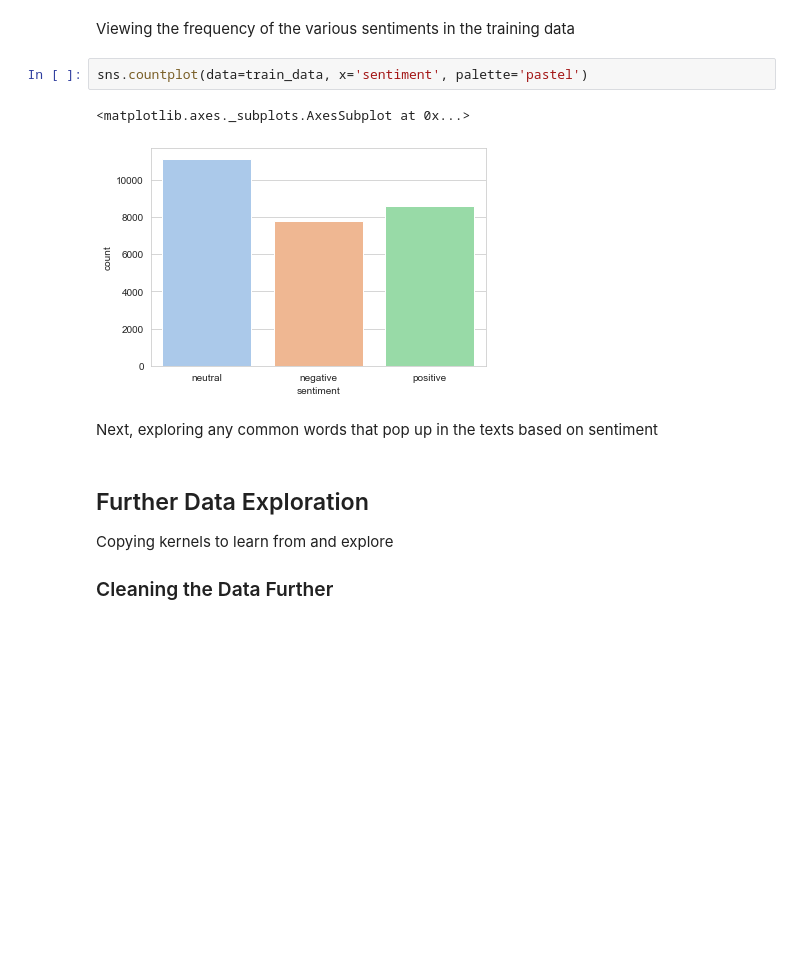
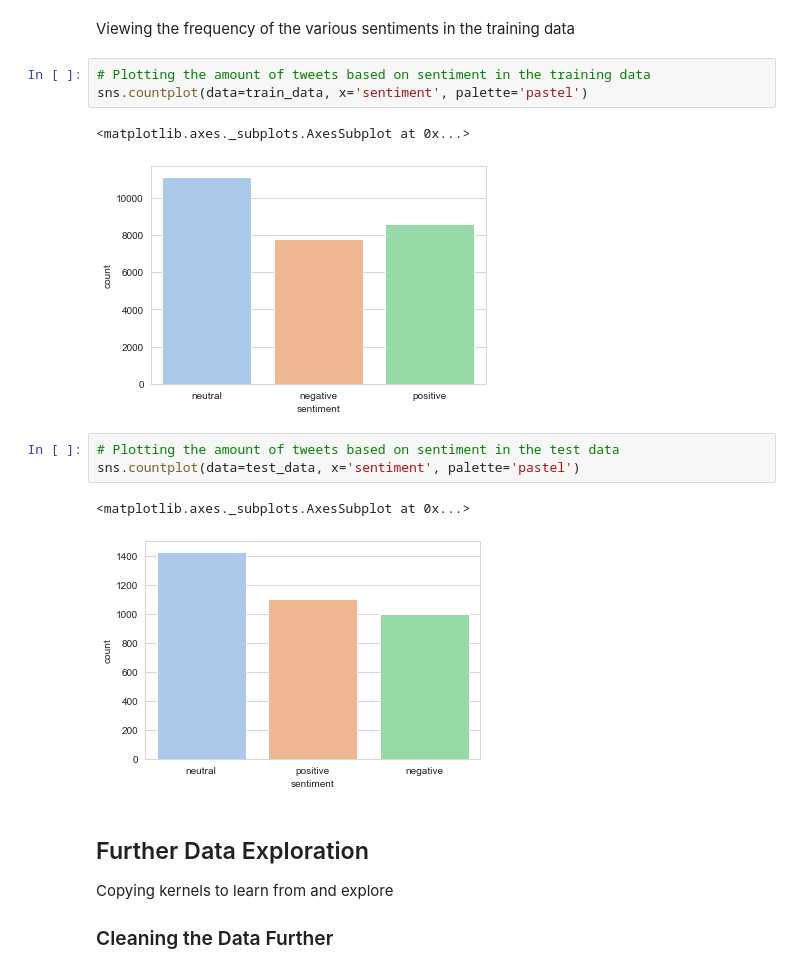
Before and after one commit to TylerTsang/Tweet-Sentiment-Extraction, a Jupyter notebook: notebooks/1.0-tct-initial-data-exploration.ipynb, the cells around one changed output. Cells and saved outputs as stored; diff of their text form; blank space fills up the shorter version.

Commit message:
Completed the eda section for further analysis of the dataset in the data exploration notebook. Need to debug a little bit on the code to get it working. Further work on the way

```diff
--- a/notebooks/1.0-tct-initial-data-exploration.ipynb
+++ b/notebooks/1.0-tct-initial-data-exploration.ipynb
@@ -145,12 +145,17 @@ train_graph.map(plt.hist, 'text_length')
 # %% [markdown]
 Viewing the frequency of the various sentiments in the training data
 # %%
+# Plotting the amount of tweets based on sentiment in the training data
 sns.countplot(data=train_data, x='sentiment', palette='pastel')
 # %% [output]
 <matplotlib.axes._subplots.AxesSubplot at 0x...>
 [figure]
-# %% [markdown]
-Next, exploring any common words that pop up in the texts based on sentiment
+# %%
+# Plotting the amount of tweets based on sentiment in the test data
+sns.countplot(data=test_data, x='sentiment', palette='pastel')
+# %% [output]
+<matplotlib.axes._subplots.AxesSubplot at 0x...>
+[figure, added]
 # %% [markdown]
 ## Further Data Exploration
 
```
Also changed, not shown: parts of 3 cells of this notebook.
